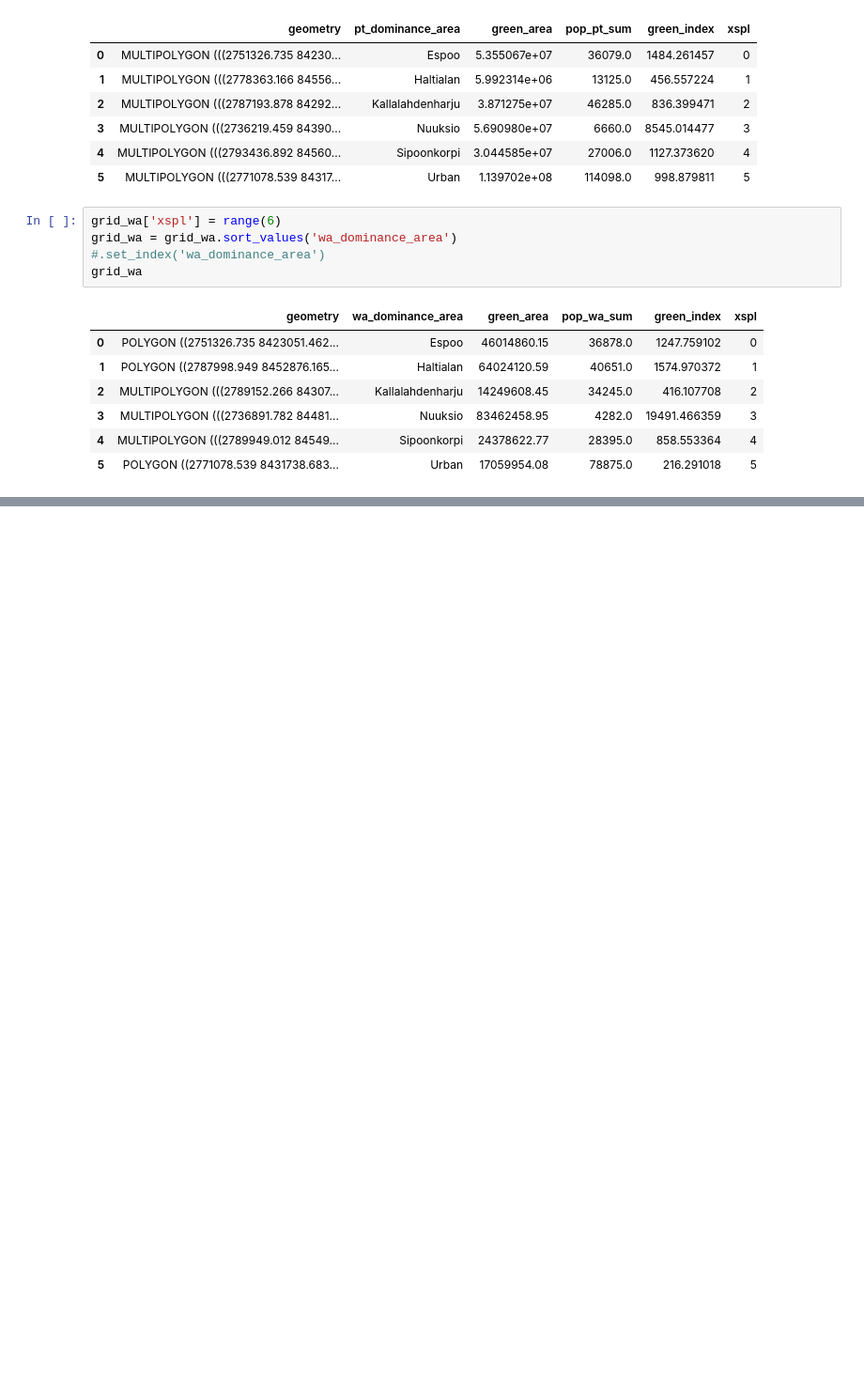
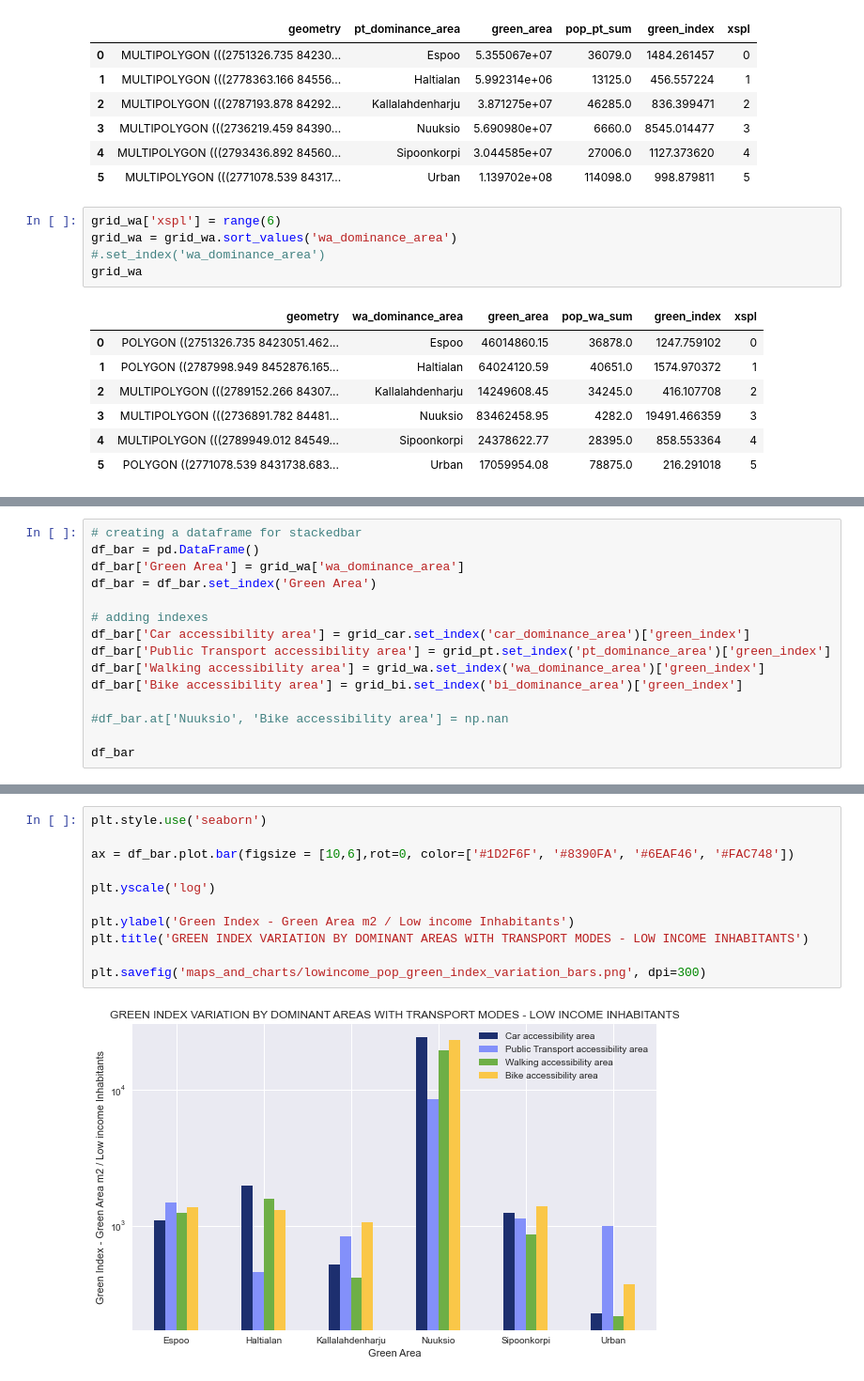
Before and after one commit to bryanvallejo16/green-accessibility-helsinki, a Jupyter notebook: 2_green-accessibility-low-income.ipynb, the cells around one changed output, grey strips where cells are left out. Shown at 94% size. Saved outputs shown, nothing was run; the diff lists cells and outputs as text; blank space fills up the shorter version.

```diff
--- a/2_green-accessibility-low-income.ipynb
+++ b/2_green-accessibility-low-income.ipynb
@@ -1026,0 +1037,15 @@ plt.savefig('docs/low_income_green_index_variation.png', dpi=300)
+# %%
+# creating a dataframe for stackedbar
+df_bar = pd.DataFrame()
+df_bar['Green Area'] = grid_wa['wa_dominance_area']
+df_bar = df_bar.set_index('Green Area')
+
+# adding indexes
+df_bar['Car accessibility area'] = grid_car.set_index('car_dominance_area')['green_index']
+df_bar['Public Transport accessibility area'] = grid_pt.set_index('pt_dominance_area')['green_index']
+df_bar['Walking accessibility area'] = grid_wa.set_index('wa_dominance_area')['green_index']
+df_bar['Bike accessibility area'] = grid_bi.set_index('bi_dominance_area')['green_index']
+
+#df_bar.at['Nuuksio', 'Bike accessibility area'] = np.nan
+
+df_bar
@@ -1026,0 +1061,13 @@ plt.savefig('docs/low_income_green_index_variation.png', dpi=300)
+# %%
+plt.style.use('seaborn')
+
+ax = df_bar.plot.bar(figsize = [10,6],rot=0, color=['#1D2F6F', '#8390FA', '#6EAF46', '#FAC748'])
+
+plt.yscale('log')
+
+plt.ylabel('Green Index - Green Area m2 / Low income Inhabitants')
+plt.title('GREEN INDEX VARIATION BY DOMINANT AREAS WITH TRANSPORT MODES - LOW INCOME INHABITANTS')
+
+plt.savefig('maps_and_charts/lowincome_pop_green_index_variation_bars.png', dpi=300)
+# %% [output]
+[figure, added]
```
Also changed, not shown: parts of 7 cells of this notebook, 5 other files.
